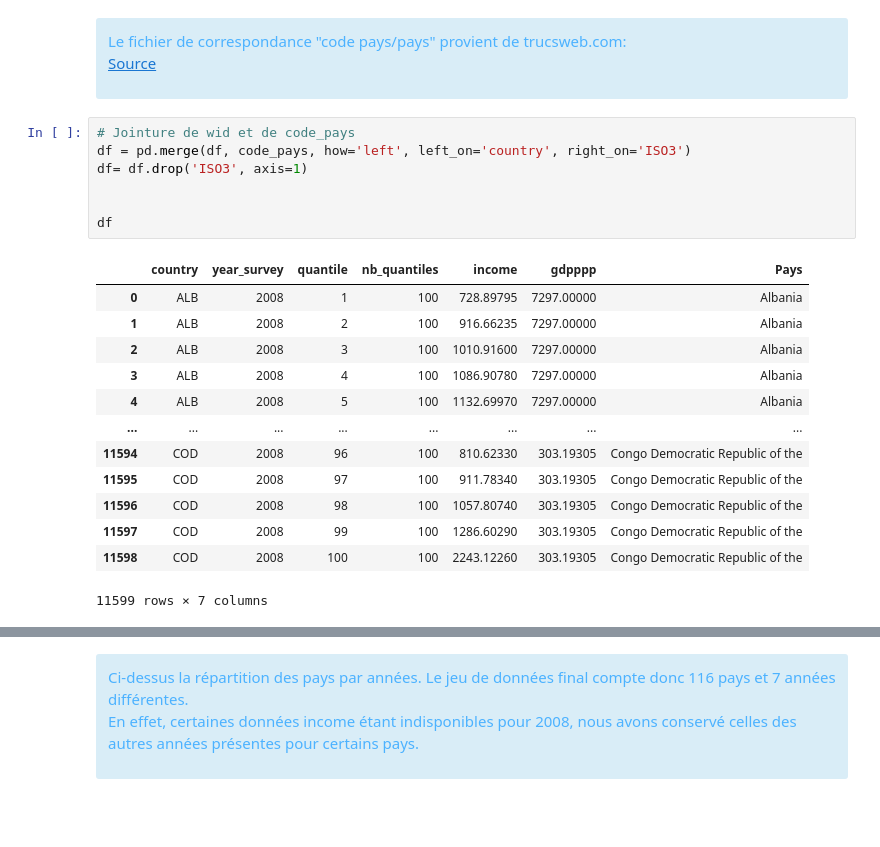
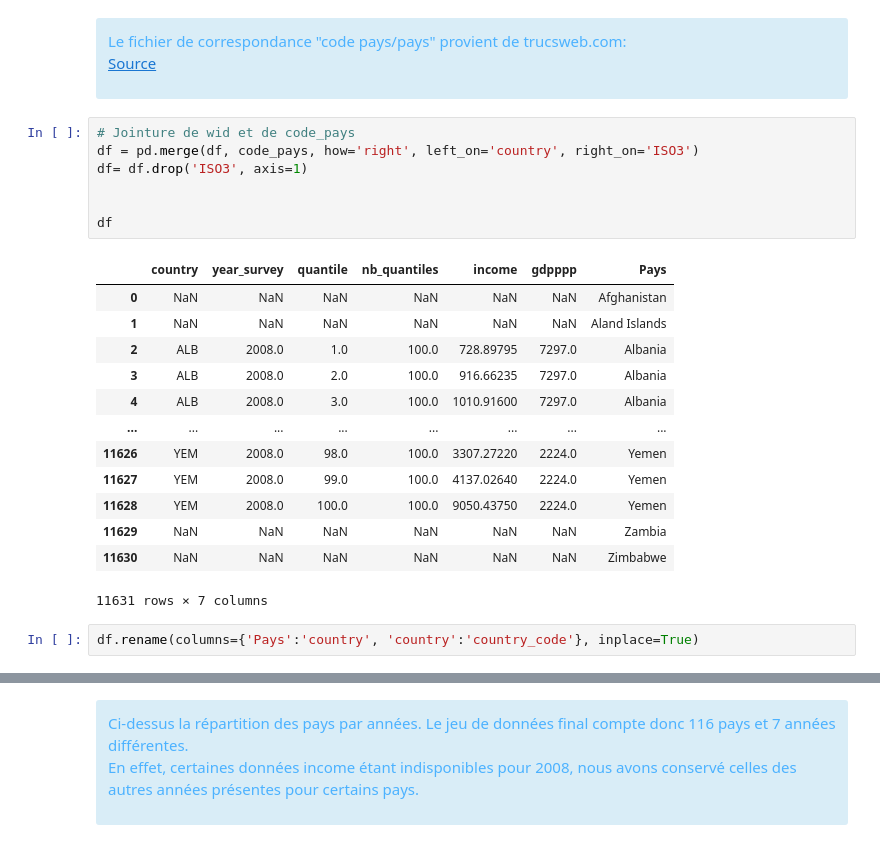
Before and after one commit to ROWAIDAK/P7-Effectuez-une-pr-diction-de-revenus, a Jupyter notebook: P7_01_Code_Rowaida.ipynb, the cells around one changed output, grey strips where cells are left out. Cells and saved outputs as stored; diff of their text form; blank space fills up the shorter version.

```diff
--- a/P7_01_Code_Rowaida.ipynb
+++ b/P7_01_Code_Rowaida.ipynb
@@ -121,22 +130,24 @@ Le fichier de correspondance "code pays/pays" provient de trucsweb.com:<br/>
 </div>
 # %%
 # Jointure de wid et de code_pays
-df = pd.merge(df, code_pays, how='left', left_on='country', right_on='ISO3')
+df = pd.merge(df, code_pays, how='right', left_on='country', right_on='ISO3')
 df= df.drop('ISO3', axis=1)
 
 
 df
 # %% [output]
 |  | country | year_survey | quantile | nb_quantiles | income | gdpppp | Pays |
-| 0 | ALB | 2008 | 1 | 100 | 728.89795 | 7297.00000 | Albania |
-| 1 | ALB | 2008 | 2 | 100 | 916.66235 | 7297.00000 | Albania |
-| 2 | ALB | 2008 | 3 | 100 | 1010.91600 | 7297.00000 | Albania |
-| 3 | ALB | 2008 | 4 | 100 | 1086.90780 | 7297.00000 | Albania |
-| 4 | ALB | 2008 | 5 | 100 | 1132.69970 | 7297.00000 | Albania |
+| 0 | NaN | NaN | NaN | NaN | NaN | NaN | Afghanistan |
+| 1 | NaN | NaN | NaN | NaN | NaN | NaN | Aland Islands |
+| 2 | ALB | 2008.0 | 1.0 | 100.0 | 728.89795 | 7297.0 | Albania |
+| 3 | ALB | 2008.0 | 2.0 | 100.0 | 916.66235 | 7297.0 | Albania |
+| 4 | ALB | 2008.0 | 3.0 | 100.0 | 1010.91600 | 7297.0 | Albania |
 | ... | ... | ... | ... | ... | ... | ... | ... |
-| 11594 | COD | 2008 | 96 | 100 | 810.62330 | 303.19305 | Congo Democratic Republic of the |
-| 11595 | COD | 2008 | 97 | 100 | 911.78340 | 303.19305 | Congo Democratic Republic of the |
-| 11596 | COD | 2008 | 98 | 100 | 1057.80740 | 303.19305 | Congo Democratic Republic of the |
-| 11597 | COD | 2008 | 99 | 100 | 1286.60290 | 303.19305 | Congo Democratic Republic of the |
-| 11598 | COD | 2008 | 100 | 100 | 2243.12260 | 303.19305 | Congo Democratic Republic of the |
+| 11626 | YEM | 2008.0 | 98.0 | 100.0 | 3307.27220 | 2224.0 | Yemen |
+| 11627 | YEM | 2008.0 | 99.0 | 100.0 | 4137.02640 | 2224.0 | Yemen |
+| 11628 | YEM | 2008.0 | 100.0 | 100.0 | 9050.43750 | 2224.0 | Yemen |
+| 11629 | NaN | NaN | NaN | NaN | NaN | NaN | Zambia |
+| 11630 | NaN | NaN | NaN | NaN | NaN | NaN | Zimbabwe |
-11599 rows × 7 columns
+11631 rows × 7 columns
+# %%
+df.rename(columns={'Pays':'country', 'country':'country_code'}, inplace=True)
```
Also changed, not shown: parts of 15 cells of this notebook.
